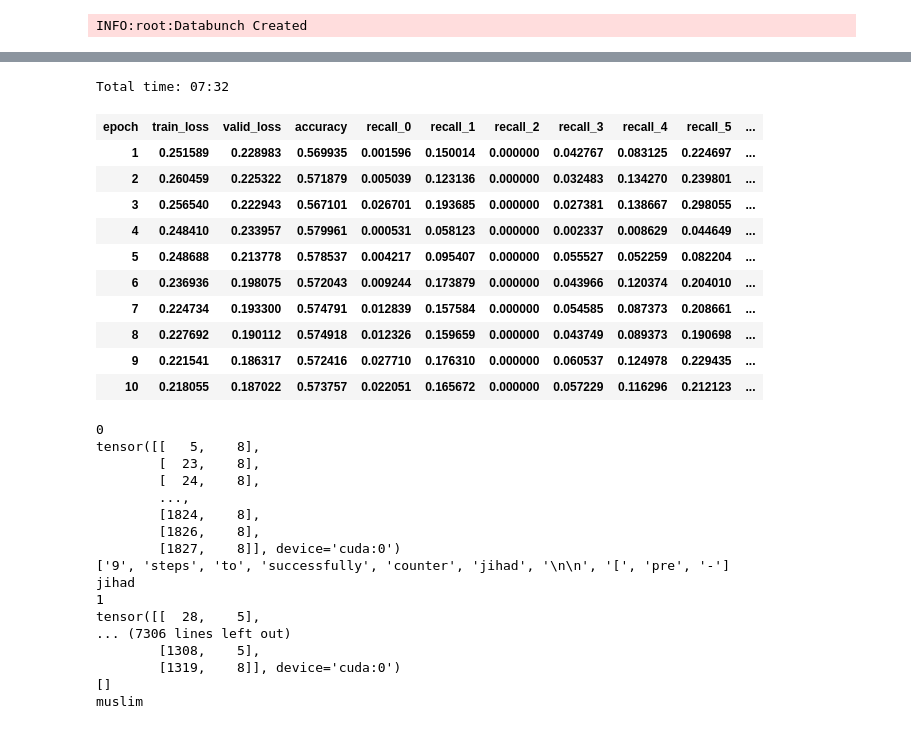
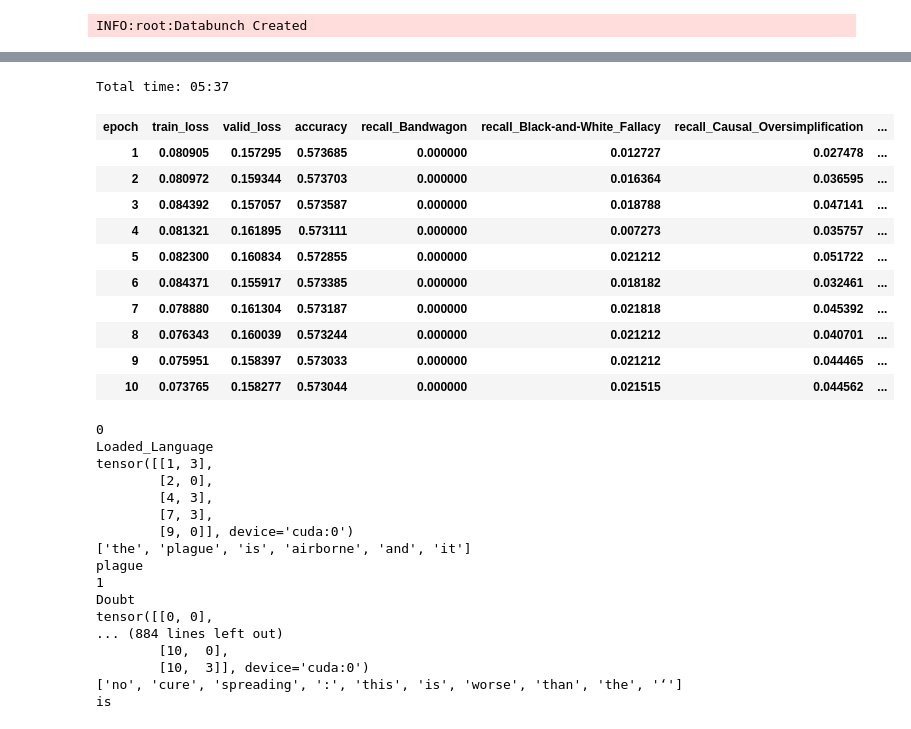
Before and after one commit to mboyanov/propaganda-deteciton, a Jupyter notebook: Train.ipynb, the cells around one changed output, grey strips where cells are left out. Saved outputs shown, nothing was run; the diff lists cells and outputs as text; code cells hidden in the pictures.

```diff
--- a/Train.ipynb
+++ b/Train.ipynb
@@ -127,0 +131,2 @@ learner.save('bigger-vl-0.279')
+# %%
+learner.fit_one_cycle(5, slice(5e-3))
@@ -127,0 +141,3 @@ learner.save('bigger-vl-0.279')
+# %%
+#learner.save('vl_0.3738')
+learner.load('vl_0.3948')
@@ -127,0 +162,2 @@ learner.save('bigger-vl-0.279')
+# %%
+learner.fit_one_cycle(5, slice(5e-3))
@@ -128,3 +174,3 @@ learner.save('bigger-vl-0.279')
 # %%
-learner.fit_one_cycle(10, slice(1e-2))
+learner.fit_one_cycle(10, slice(1e-3))
 # %% [output]
@@ -145,18 +189,18 @@ learner.save('bigger-train_loss-0.205')
 # %%
-learner.fit_one_cycle(10, slice(1e-2))
+learner.fit_one_cycle(10, slice(5e-3))
 # %% [output]
-Total time: 07:32
+Total time: 05:37
-| epoch | train_loss | valid_loss | accuracy | recall_0 | recall_1 | recall_2 | recall_3 | recall_4 | recall_5 | ... |
-| 1 | 0.251589 | 0.228983 | 0.569935 | 0.001596 | 0.150014 | 0.000000 | 0.042767 | 0.083125 | 0.224697 | ... |
-| 2 | 0.260459 | 0.225322 | 0.571879 | 0.005039 | 0.123136 | 0.000000 | 0.032483 | 0.134270 | 0.239801 | ... |
-| 3 | 0.256540 | 0.222943 | 0.567101 | 0.026701 | 0.193685 | 0.000000 | 0.027381 | 0.138667 | 0.298055 | ... |
-| 4 | 0.248410 | 0.233957 | 0.579961 | 0.000531 | 0.058123 | 0.000000 | 0.002337 | 0.008629 | 0.044649 | ... |
-| 5 | 0.248688 | 0.213778 | 0.578537 | 0.004217 | 0.095407 | 0.000000 | 0.055527 | 0.052259 | 0.082204 | ... |
-| 6 | 0.236936 | 0.198075 | 0.572043 | 0.009244 | 0.173879 | 0.000000 | 0.043966 | 0.120374 | 0.204010 | ... |
-| 7 | 0.224734 | 0.193300 | 0.574791 | 0.012839 | 0.157584 | 0.000000 | 0.054585 | 0.087373 | 0.208661 | ... |
-| 8 | 0.227692 | 0.190112 | 0.574918 | 0.012326 | 0.159659 | 0.000000 | 0.043749 | 0.089373 | 0.190698 | ... |
-| 9 | 0.221541 | 0.186317 | 0.572416 | 0.027710 | 0.176310 | 0.000000 | 0.060537 | 0.124978 | 0.229435 | ... |
-| 10 | 0.218055 | 0.187022 | 0.573757 | 0.022051 | 0.165672 | 0.000000 | 0.057229 | 0.116296 | 0.212123 | ... |
+| epoch | train_loss | valid_loss | accuracy | recall_Bandwagon | recall_Black-and-White_Fallacy | recall_Causal_Oversimplification | ... |
+| 1 | 0.080905 | 0.157295 | 0.573685 | 0.000000 | 0.012727 | 0.027478 | ... |
+| 2 | 0.080972 | 0.159344 | 0.573703 | 0.000000 | 0.016364 | 0.036595 | ... |
+| 3 | 0.084392 | 0.157057 | 0.573587 | 0.000000 | 0.018788 | 0.047141 | ... |
+| 4 | 0.081321 | 0.161895 | 0.573111 | 0.000000 | 0.007273 | 0.035757 | ... |
+| 5 | 0.082300 | 0.160834 | 0.572855 | 0.000000 | 0.021212 | 0.051722 | ... |
+| 6 | 0.084371 | 0.155917 | 0.573385 | 0.000000 | 0.018182 | 0.032461 | ... |
+| 7 | 0.078880 | 0.161304 | 0.573187 | 0.000000 | 0.021818 | 0.045392 | ... |
+| 8 | 0.076343 | 0.160039 | 0.573244 | 0.000000 | 0.021212 | 0.040701 | ... |
+| 9 | 0.075951 | 0.158397 | 0.573033 | 0.000000 | 0.021212 | 0.044465 | ... |
+| 10 | 0.073765 | 0.158277 | 0.573044 | 0.000000 | 0.021515 | 0.044562 | ... |
 # %%
 def pred(ds, idx):
     model.eval()
@@ -165,32 +209,36 @@ def pred(ds, idx):
     return preds, labels
 # %%
 scores = []
-for i in range(len(dev)):
-    preds,labels = pred(dev, i)
+
+ds = test
+
+for i in range(len(ds)):
+    preds,labels = pred(ds, i)
     scores.append(labels)
     if (labels > 0).nonzero().sum() > 0:
         print(i)
         nz = (labels>0).nonzero()
-        print( nz)
-        print(dev.tokens[i][nz[0,0] -5:nz[0,0]+5])
-        print(dev.tokens[i][nz[0,0]])
+        print(PROPAGANDA_TYPES[nz[0,1]])
+        print(nz[:5])
+        print(ds.tokens[i][ max(0,nz[0,0] -5):nz[0,0]+5])
+        print(ds.tokens[i][nz[0,0]])
 # %% [output]
 0
-tensor([[   5,    8],
-        [  23,    8],
-        [  24,    8],
-        ...,
-        [1824,    8],
-        [1826,    8],
-        [1827,    8]], device='cuda:0')
-['9', 'steps', 'to', 'successfully', 'counter', 'jihad', '\n\n', '[', 'pre', '-']
-jihad
+Loaded_Language
+tensor([[1, 3],
+        [2, 0],
+        [4, 3],
+        [7, 3],
+        [9, 0]], device='cuda:0')
+['the', 'plague', 'is', 'airborne', 'and', 'it']
+plague
 1
-tensor([[  28,    5],
-... (7306 lines left out)
-        [1308,    5],
-        [1319,    8]], device='cuda:0')
-[]
-muslim
+Doubt
+tensor([[0, 0],
+... (884 lines left out)
+        [10,  0],
+        [10,  3]], device='cuda:0')
+['no', 'cure', 'spreading', ':', 'this', 'is', 'worse', 'than', 'the', '‘']
+is
 # %%
 from output import output_preds, output_single
```
Also changed, not shown: parts of 25 cells of this notebook, 7 other files.
